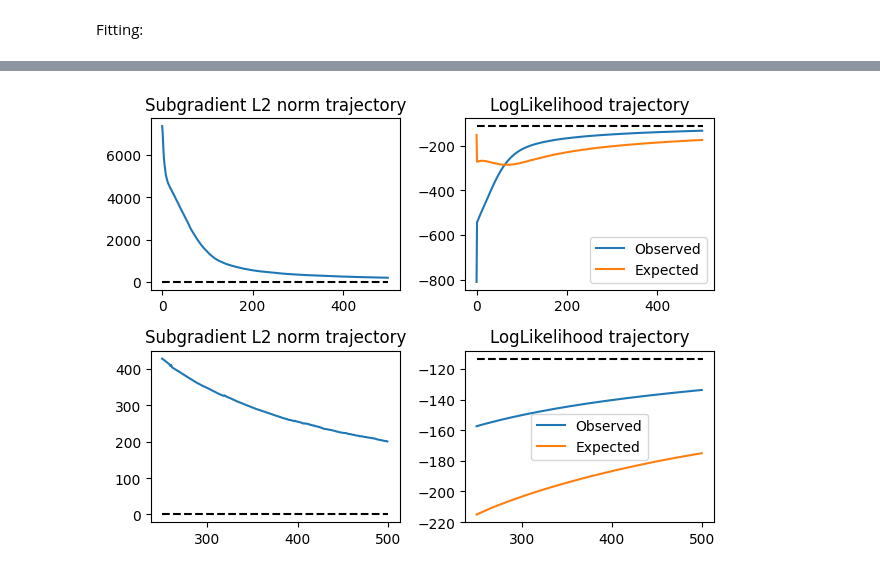
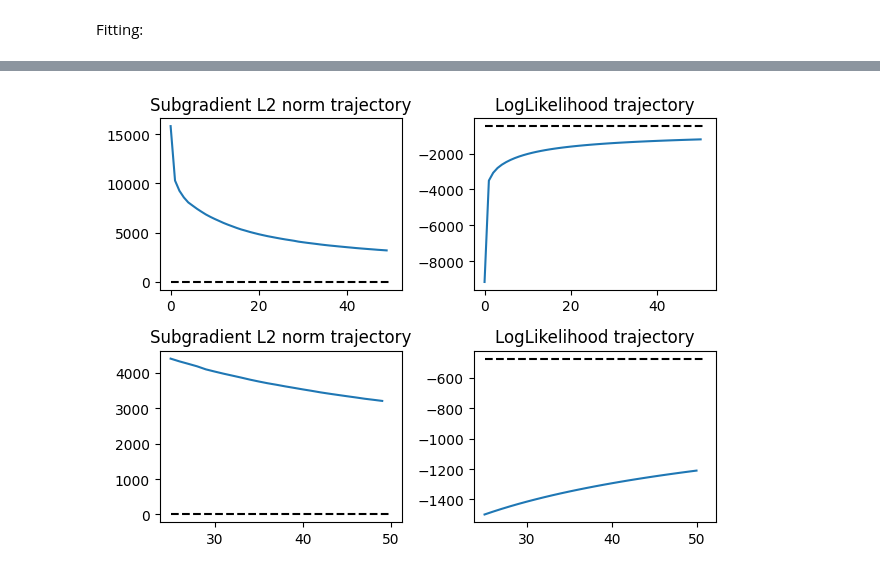
Before and after one commit to BioGeMT/DiscrimAlign, a Jupyter notebook: Simulation experiments.ipynb, the cells around one changed output, grey strips where cells are left out. Drawn from its saved outputs; the diff is of its cells as text; code cells hidden in the pictures.

```diff
--- a/Simulation experiments.ipynb
+++ b/Simulation experiments.ipynb
@@ -338,0 +461,8 @@ G G 1.3 1.2407179487501145
+# %%
+SETSIZE = 5000
+# %%
+# pos_set = rd.choice(len(positive_id_tuples), SETSIZE//2, replace=False)
+# neg_set = rd.choice(len(close_negative_id_tuples), SETSIZE//2, replace=False)
+# prot_dset = [positive_id_tuples[i] for i in pos_set] + [close_negative_id_tuples[i] for i in neg_set]
+pos_set = rd.choice(len(positive_id_tuples), SETSIZE, replace=False)
+prot_dset = [positive_id_tuples[i] for i in pos_set]
@@ -455,6 +590,6 @@ plt.plot(logit_scores, labels, 'r.', alpha=0.5)
 # %%
-const_step = create_constant_step(0.0000001)
-# powerstep = create_powerstep(0.0000001, power=0.5, burnin=0)
-powerstep = create_powerstep(0.0000001, power=-0.5, burnin=0)
+const_step = create_constant_step(0.00005)
+powerstep = create_powerstep(0.000005, power=0.5, burnin=0) # step 0.00005 good for SETSIZE==1000
+# powerstep = create_powerstep(0.0000001, power=-0.5, burnin=0)
 # %%
 NITER = 50
@@ -461,7 +600,11 @@ NITER = 50
 # %%
 params = estimalign(human_list, chick_list, labels,
-                    stepfunction=const_step,
+                    stepfunction=powerstep,
                     aligner_mode='global',
+                    substitution_mode='general',
+                    gap_mode='affine',
+                    baseline_aligner=aligner,
+                    stochastic_factor=0.0001,
                     verbose=True, max_iter=NITER,
                     num_threads = 16)
 # %% [output]
@@ -511,30 +636,26 @@ print(max(params['loglik_trajectory']))
 # %%
 plt.figure()
 plt.subplot(221)
 plt.plot(np.arange(NITER), params['subgradient_l2_trajectory'])
 plt.plot([0, NITER], [0, 0], 'k--')
 plt.title('Subgradient L2 norm trajectory')
 
 
 plt.subplot(222)
 plt.plot(np.arange(NITER+1), params['loglik_trajectory'])
-plt.plot(np.arange(NITER+1), params['loglik_expectation_trajectory'])
 plt.plot([0, NITER+1], [true_logL, true_logL], 'k--')
 plt.title('LogLikelihood trajectory')
-plt.legend(['Observed', 'Expected'])
 
 plt.subplot(223)
 plt.plot(np.arange(NITER//2, NITER), params['subgradient_l2_trajectory'][NITER//2:])
 plt.plot([NITER//2, NITER], [0, 0], 'k--')
 plt.title('Subgradient L2 norm trajectory')
 
 plt.subplot(224)
 plt.plot(np.arange(NITER//2, NITER+1), params['loglik_trajectory'][NITER//2:])
-plt.plot(np.arange(NITER//2, NITER+1), params['loglik_expectation_trajectory'][NITER//2:])
 plt.plot([NITER//2, NITER+1], [true_logL, true_logL], 'k--')
 plt.title('LogLikelihood trajectory')
-plt.legend(['Observed', 'Expected'])
 
 plt.tight_layout()
 # %% [output]
-[figure, old version]
+[figure, new version]
```
Also changed, not shown: parts of 68 cells of this notebook.
